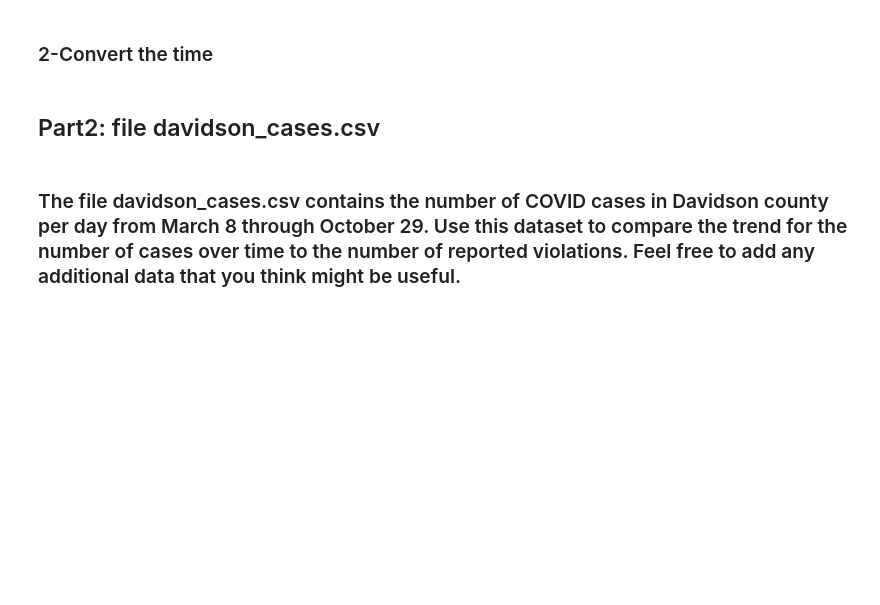
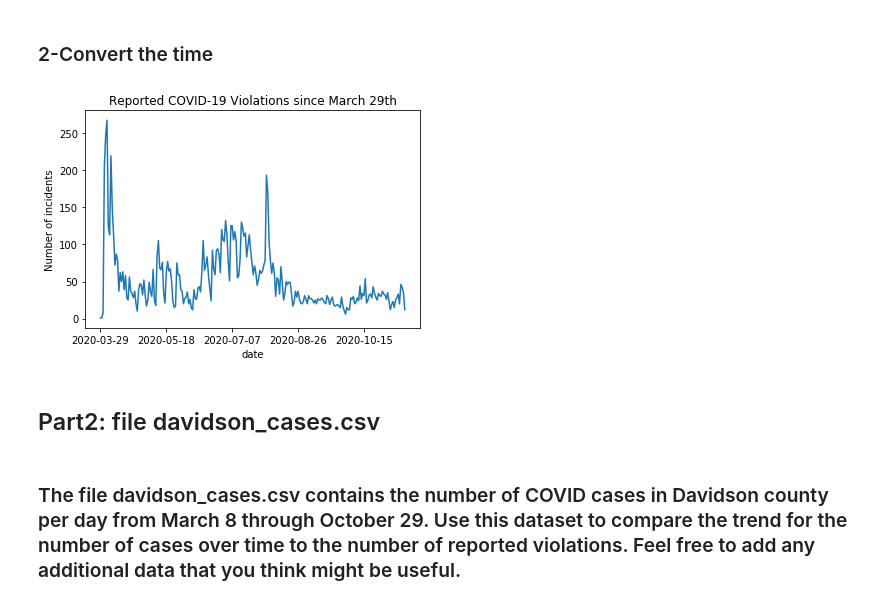
Before and after one commit to nss-data-science-cohort-4/dq4-covid-nashville-dq4_atk, a Jupyter notebook: notebooks/part1-2-3-4_alg.ipynb, the cells around one changed output. Drawn from its saved outputs; the diff is of its cells as text; code cells hidden in the pictures; blank space fills up the shorter version.

```diff
--- a/notebooks/part1-2-3-4_alg.ipynb
+++ b/notebooks/part1-2-3-4_alg.ipynb
@@ -48,19 +59,6 @@ covid19.head(2)
 # %%
 # Converting the original date column from string to datetime
-covid19["date_opened"] = covid19["date_time_opened"].astype("datetime64")
-
-covid19.info()
+covid19["date_opened"] = covid19["date_time_opened"].dt.strftime('%Y-%m-%d')
-# %%
-covid19['month_opened'] = covid19['date_opened'].dt.month
-covid19['day_opened'] = covid19['date_opened'].dt.day
-covid19['time_opened'] = covid19['date_opened'].dt.time
-
-covid19.head()
-# %%
-covid19["month_day_opened"] = covid19['date_opened'].dt.strftime('%m-%d') # from Taylor
-# %%
-# drop "date_time_opened"
-covid19 = covid19.drop(columns = ["date_time_opened"], axis = 1)
 # %%
 # NB: there is missing values and this is why I can't convert the closed dates in integer (can't if Nan values) but I shouldn't need it for the project
 #covid19[["month_closed", "day_closed"]] = covid19[["month_closed", "day_closed"]].apply(pd.to_numeric)
@@ -70,8 +68,10 @@ covid19['month_opened'].value_counts().sort_index().plot(kind="bar");
 # %%
-ax= covid19['month_day_opened'].value_counts().sort_index().plot(rot=45, figsize=(20, 10))
+ax= covid19['date_opened'].value_counts().sort_index().plot(title='Reported COVID-19 Violations since March 29th')
 
 ax.set_xlabel("date")
 ax.set_ylabel("Number of incidents");
+# %% [output]
+[figure, added]
 # %%
 #covid19['log'] = covid19['GDP_Per_Capita'].apply(np.log)
 # %% [markdown]
```
Also changed, not shown: parts of 23 cells of this notebook, 1 other file.
